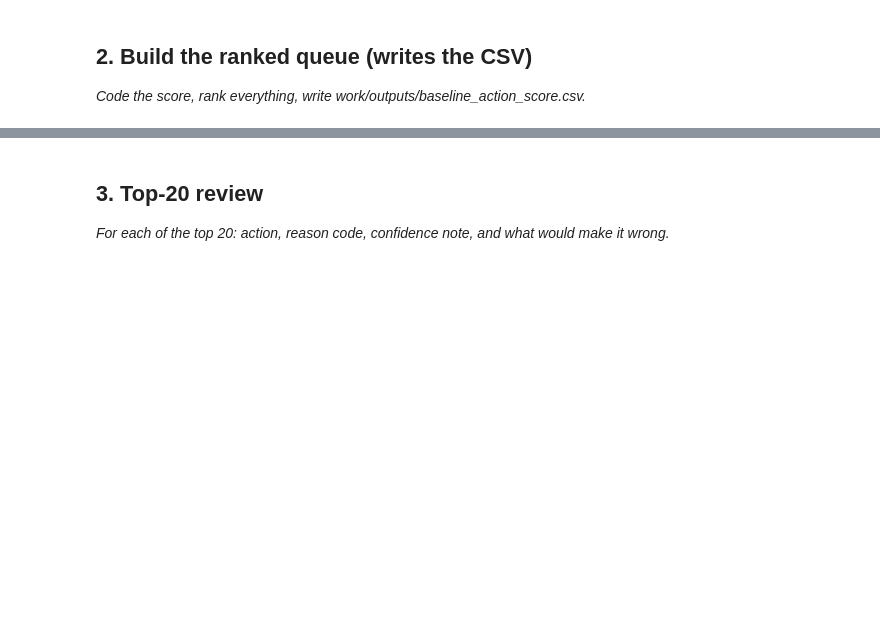
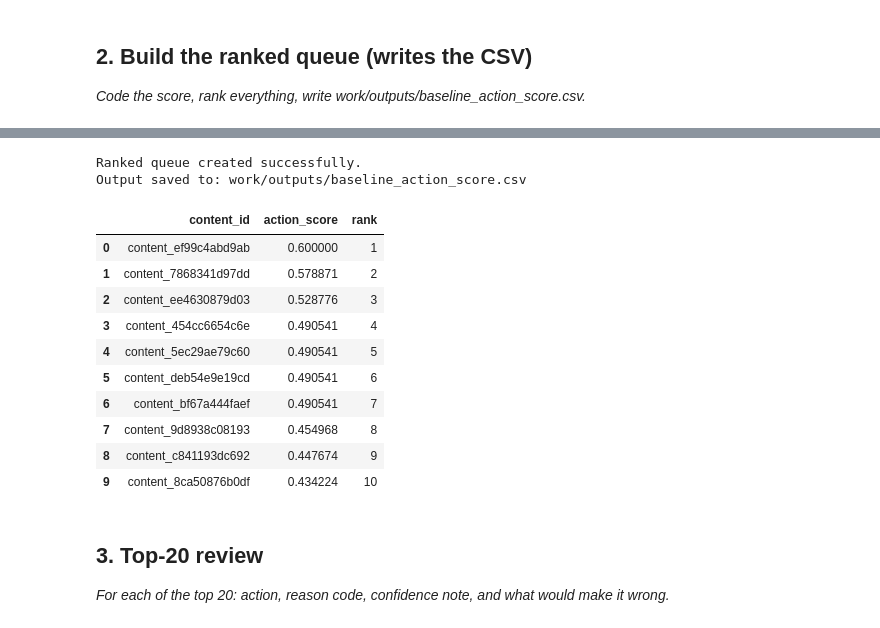
Before and after one commit to Charanya207/flyrank-ml-internship, a Jupyter notebook: work/notebooks/w04_baseline_score.ipynb, the cells around one changed output, grey strips where cells are left out. Saved outputs shown, nothing was run; the diff lists cells and outputs as text; code cells hidden in the pictures; blank space fills up the shorter version.

```diff
--- a/work/notebooks/w04_baseline_score.ipynb
+++ b/work/notebooks/w04_baseline_score.ipynb
@@ -79,3 +119,45 @@ FileNotFoundError: [Errno 2] No such file or directory: 'data/raw/content_refres
+# %%
+import os
+
+# Create action score using CTR and content freshness
+df["ctr"] = df["search_volume"] / df["search_volume"].max()
+
+# Use word_count as a simple freshness/content-quality proxy
+df["freshness"] = df["word_count"].fillna(0) / df["word_count"].max()
+
+# Calculate action score
+df["action_score"] = (0.6 * df["ctr"]) + (0.4 * df["freshness"])
+
+# Rank items by action score
+df = df.sort_values("action_score", ascending=False).reset_index(drop=True)
+df["rank"] = df.index + 1
+
+# Create output folder
+os.makedirs("work/outputs", exist_ok=True)
+
+# Save the ranked queue
+output_path = "work/outputs/baseline_action_score.csv"
+df.to_csv(output_path, index=False)
+
+print("Ranked queue created successfully.")
+print("Output saved to:", output_path)
+
+# Show top 10 results
+df[["content_id", "action_score", "rank"]].head(10)
+# %% [output]
+Ranked queue created successfully.
+Output saved to: work/outputs/baseline_action_score.csv
+|  | content_id | action_score | rank |
+| 0 | content_ef99c4abd9ab | 0.600000 | 1 |
+| 1 | content_7868341d97dd | 0.578871 | 2 |
+| 2 | content_ee4630879d03 | 0.528776 | 3 |
+| 3 | content_454cc6654c6e | 0.490541 | 4 |
+| 4 | content_5ec29ae79c60 | 0.490541 | 5 |
+| 5 | content_deb54e9e19cd | 0.490541 | 6 |
+| 6 | content_bf67a444faef | 0.490541 | 7 |
+| 7 | content_9d8938c08193 | 0.454968 | 8 |
+| 8 | content_c841193dc692 | 0.447674 | 9 |
+| 9 | content_8ca50876b0df | 0.434224 | 10 |
 # %% [markdown]
 ## 3. Top-20 review
 
```
Also changed, not shown: parts of 9 cells of this notebook.
